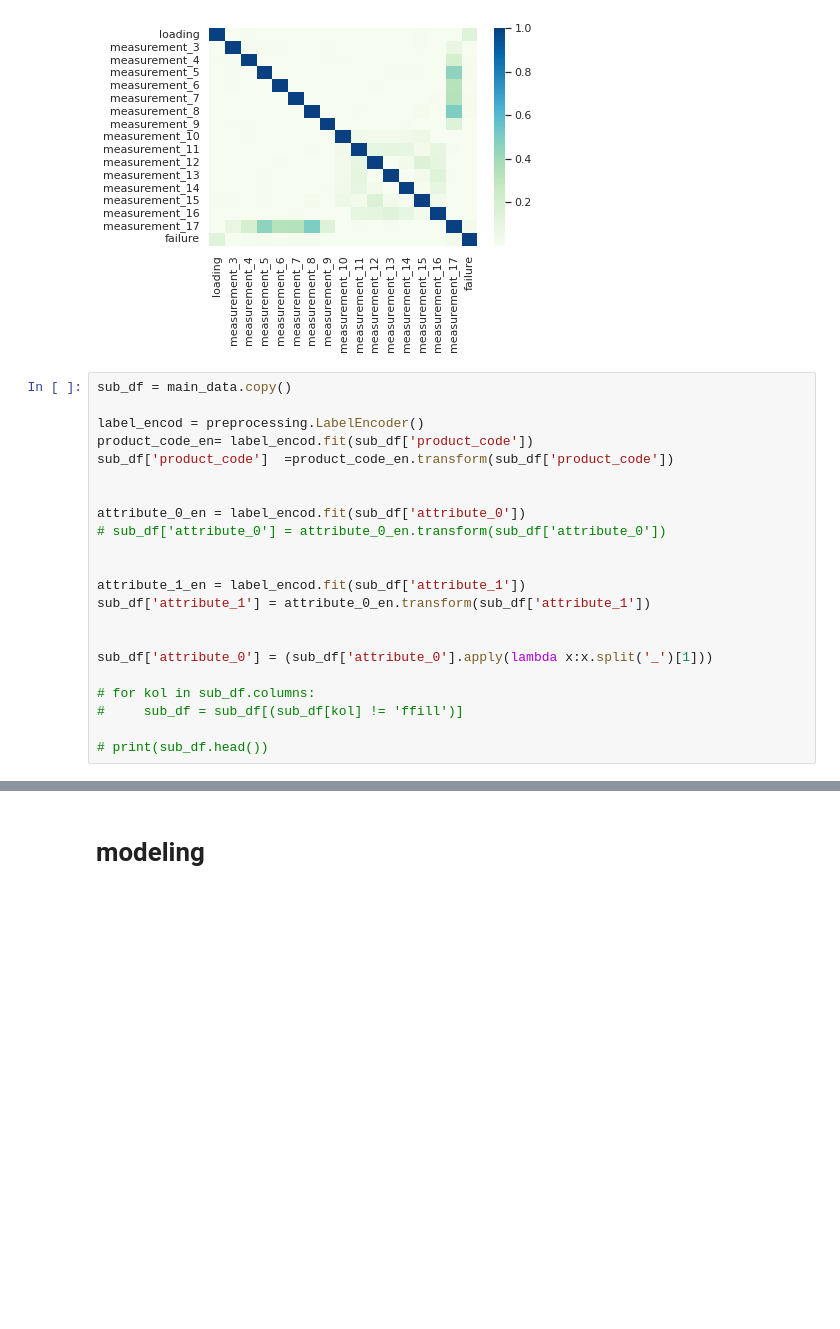
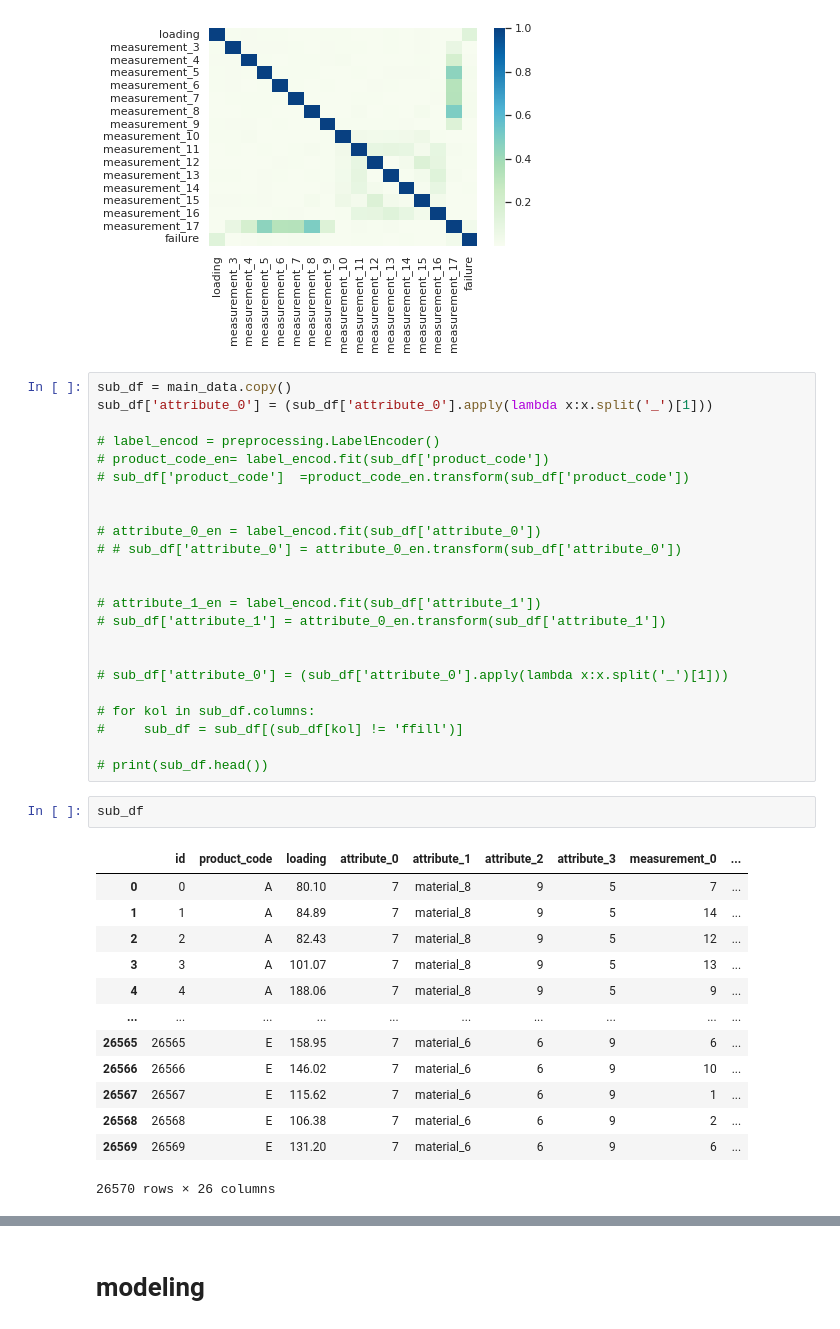
Before and after one commit to indhra/2019, a Jupyter notebook: playgroundseries-aug22.ipynb, the cells around one changed output, grey strips where cells are left out. Cells and saved outputs as stored; diff of their text form; blank space fills up the shorter version.

```diff
--- a/playgroundseries-aug22.ipynb
+++ b/playgroundseries-aug22.ipynb
@@ -360,24 +445,41 @@ plt.show()
 [figure]
 # %%
 sub_df = main_data.copy()
+sub_df['attribute_0'] = (sub_df['attribute_0'].apply(lambda x:x.split('_')[1]))
 
-label_encod = preprocessing.LabelEncoder()
-product_code_en= label_encod.fit(sub_df['product_code'])
-sub_df['product_code']  =product_code_en.transform(sub_df['product_code'])
+# label_encod = preprocessing.LabelEncoder()
+# product_code_en= label_encod.fit(sub_df['product_code'])
+# sub_df['product_code']  =product_code_en.transform(sub_df['product_code'])
 
 
-attribute_0_en = label_encod.fit(sub_df['attribute_0'])
-# sub_df['attribute_0'] = attribute_0_en.transform(sub_df['attribute_0'])
+# attribute_0_en = label_encod.fit(sub_df['attribute_0'])
+# # sub_df['attribute_0'] = attribute_0_en.transform(sub_df['attribute_0'])
 
 
-attribute_1_en = label_encod.fit(sub_df['attribute_1'])
-sub_df['attribute_1'] = attribute_0_en.transform(sub_df['attribute_1'])
+# attribute_1_en = label_encod.fit(sub_df['attribute_1'])
+# sub_df['attribute_1'] = attribute_0_en.transform(sub_df['attribute_1'])
 
 
-sub_df['attribute_0'] = (sub_df['attribute_0'].apply(lambda x:x.split('_')[1]))
+# sub_df['attribute_0'] = (sub_df['attribute_0'].apply(lambda x:x.split('_')[1]))
 
 # for kol in sub_df.columns:
 #     sub_df = sub_df[(sub_df[kol] != 'ffill')]
 
 # print(sub_df.head())
+# %%
+sub_df
+# %% [output]
+|  | id | product_code | loading | attribute_0 | attribute_1 | attribute_2 | attribute_3 | measurement_0 | ... |
+| 0 | 0 | A | 80.10 | 7 | material_8 | 9 | 5 | 7 | ... |
+| 1 | 1 | A | 84.89 | 7 | material_8 | 9 | 5 | 14 | ... |
+| 2 | 2 | A | 82.43 | 7 | material_8 | 9 | 5 | 12 | ... |
+| 3 | 3 | A | 101.07 | 7 | material_8 | 9 | 5 | 13 | ... |
+| 4 | 4 | A | 188.06 | 7 | material_8 | 9 | 5 | 9 | ... |
+| ... | ... | ... | ... | ... | ... | ... | ... | ... | ... |
+| 26565 | 26565 | E | 158.95 | 7 | material_6 | 6 | 9 | 6 | ... |
+| 26566 | 26566 | E | 146.02 | 7 | material_6 | 6 | 9 | 10 | ... |
+| 26567 | 26567 | E | 115.62 | 7 | material_6 | 6 | 9 | 1 | ... |
+| 26568 | 26568 | E | 106.38 | 7 | material_6 | 6 | 9 | 2 | ... |
+| 26569 | 26569 | E | 131.20 | 7 | material_6 | 6 | 9 | 6 | ... |
+26570 rows × 26 columns
 # %%
```
Also changed, not shown: parts of 16 cells of this notebook.
